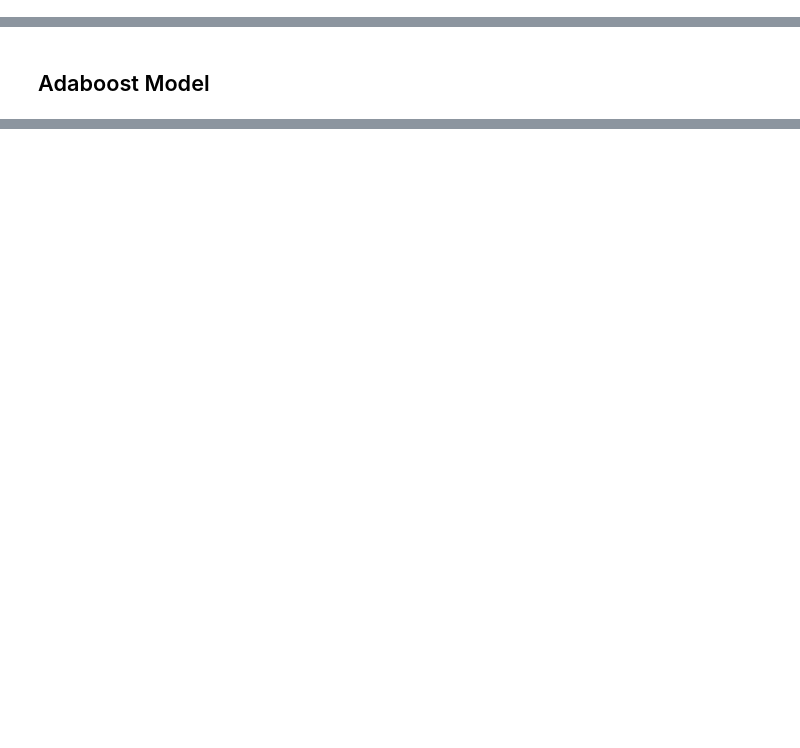
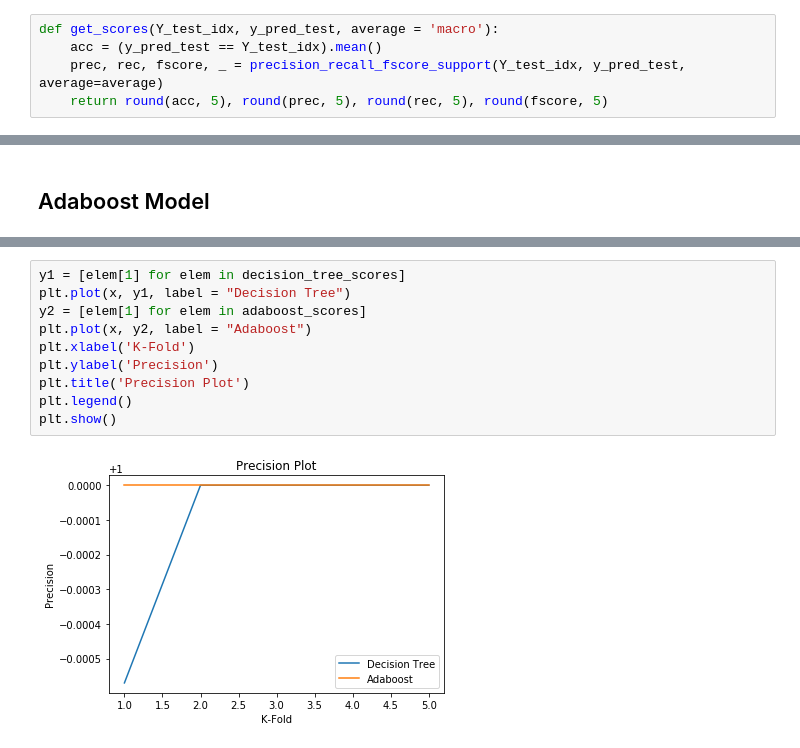
Before and after one commit to rjs211/CS564-ML, a Jupyter notebook: Assignment5/Q2/Q2.ipynb, the cells around one changed output, grey strips where cells are left out. Cells and saved outputs as stored; diff of their text form; blank space fills up the shorter version.

```diff
--- a/Assignment5/Q2/Q2.ipynb
+++ b/Assignment5/Q2/Q2.ipynb
@@ -53,0 +336,5 @@ kf = KFold(n_splits = 5, shuffle = True)
+# %%
+def get_scores(Y_test_idx, y_pred_test, average = 'macro'):
+    acc = (y_pred_test == Y_test_idx).mean()
+    prec, rec, fscore, _ = precision_recall_fscore_support(Y_test_idx, y_pred_test, average=average)
+    return round(acc, 5), round(prec, 5), round(rec, 5), round(fscore, 5)
@@ -55,0 +477,12 @@ kf = KFold(n_splits = 5, shuffle = True)
+# %%
+y1 = [elem[1] for elem in decision_tree_scores]
+plt.plot(x, y1, label = "Decision Tree")
+y2 = [elem[1] for elem in adaboost_scores]
+plt.plot(x, y2, label = "Adaboost")
+plt.xlabel('K-Fold')
+plt.ylabel('Precision')
+plt.title('Precision Plot')
+plt.legend()
+plt.show()
+# %% [output]
+[figure, added]
```
Also changed, not shown: parts of 18 cells of this notebook.
